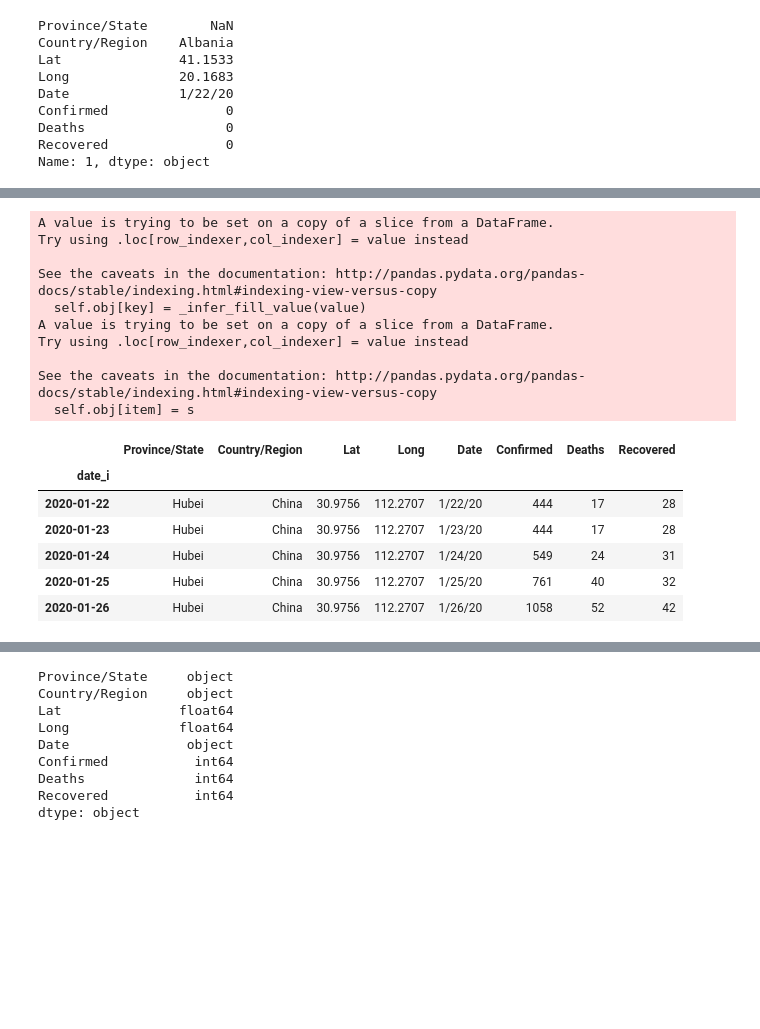
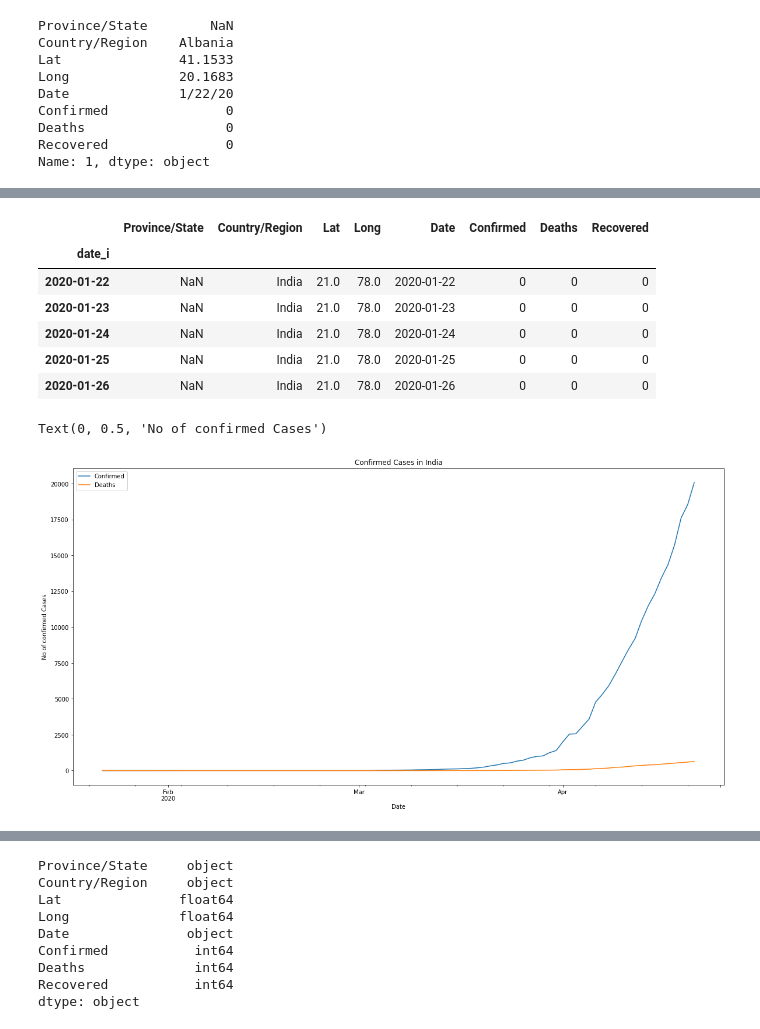
Before and after one commit to premkumarsj/covid, a Jupyter notebook: Covid_data_analysis.ipynb, the cells around one changed output, grey strips where cells are left out. Cells and saved outputs as stored; diff of their text form; code cells hidden in the pictures; blank space fills up the shorter version.

Commit message:
Apr 23rd data

```diff
--- a/Covid_data_analysis.ipynb
+++ b/Covid_data_analysis.ipynb
@@ -105,7 +105,7 @@ Recovered               0
 Name: 1, dtype: object
 # %%
 #Filter only Hubei province's data and list the top 5
-df_china_hubei = df1[df1['Province/State'] == 'Hubei']
-df_china_hubei.head(5)
+df_india = df1[df1['Country/Region'] == 'India']
+df_india.tail(5)
 # %% [output]
 |  | Province/State | Country/Region | Lat | Long | Date | Confirmed | Deaths | Recovered |
@@ -117,26 +117,25 @@ df_china_hubei.head(5)
 # %%
 #Create a new Column 'date_i'
 #Convert the Date into DateTime datastructure
 #Make the new column as the index
-df_china_hubei.loc[:,'date_i']=pd.to_datetime(df_china_hubei['Date']);
-df_china_hubei = df_china_hubei.set_index('date_i')
-df_china_hubei.head(5)
+df_india.loc[:,'date_i']=pd.to_datetime(df_india['Date']);
+df_india = df_india.set_index('date_i')
+df_india.head(5)
 # %% [output]
-A value is trying to be set on a copy of a slice from a DataFrame.
-Try using .loc[row_indexer,col_indexer] = value instead
-
-See the caveats in the documentation: http://pandas.pydata.org/pandas-docs/stable/indexing.html#indexing-view-versus-copy
-  self.obj[key] = _infer_fill_value(value)
-A value is trying to be set on a copy of a slice from a DataFrame.
-Try using .loc[row_indexer,col_indexer] = value instead
-
-See the caveats in the documentation: http://pandas.pydata.org/pandas-docs/stable/indexing.html#indexing-view-versus-copy
-  self.obj[item] = s
 |  | Province/State | Country/Region | Lat | Long | Date | Confirmed | Deaths | Recovered |
 | date_i |  |  |  |  |  |  |  |  |
-| 2020-01-22 | Hubei | China | 30.9756 | 112.2707 | 1/22/20 | 444 | 17 | 28 |
-| 2020-01-23 | Hubei | China | 30.9756 | 112.2707 | 1/23/20 | 444 | 17 | 28 |
-| 2020-01-24 | Hubei | China | 30.9756 | 112.2707 | 1/24/20 | 549 | 24 | 31 |
-| 2020-01-25 | Hubei | China | 30.9756 | 112.2707 | 1/25/20 | 761 | 40 | 32 |
-| 2020-01-26 | Hubei | China | 30.9756 | 112.2707 | 1/26/20 | 1058 | 52 | 42 |
+| 2020-01-22 | NaN | India | 21.0 | 78.0 | 2020-01-22 | 0 | 0 | 0 |
+| 2020-01-23 | NaN | India | 21.0 | 78.0 | 2020-01-23 | 0 | 0 | 0 |
+| 2020-01-24 | NaN | India | 21.0 | 78.0 | 2020-01-24 | 0 | 0 | 0 |
+| 2020-01-25 | NaN | India | 21.0 | 78.0 | 2020-01-25 | 0 | 0 | 0 |
+| 2020-01-26 | NaN | India | 21.0 | 78.0 | 2020-01-26 | 0 | 0 | 0 |
+# %%
+#Plot a line chart of confirmed cases in India
+ax = df_india['Confirmed'].plot(figsize=(20,10),title="Confirmed Cases in India",legend=True)
+ax = df_india['Deaths'].plot(figsize=(20,10),title="Confirmed Cases in India",legend=True)
+plt.xlabel('Date')
+plt.ylabel('No of confirmed Cases')
+# %% [output]
+Text(0, 0.5, 'No of confirmed Cases')
+[figure, added]
 # %%
```
Also changed, not shown: parts of 20 cells of this notebook, 1 other file.
